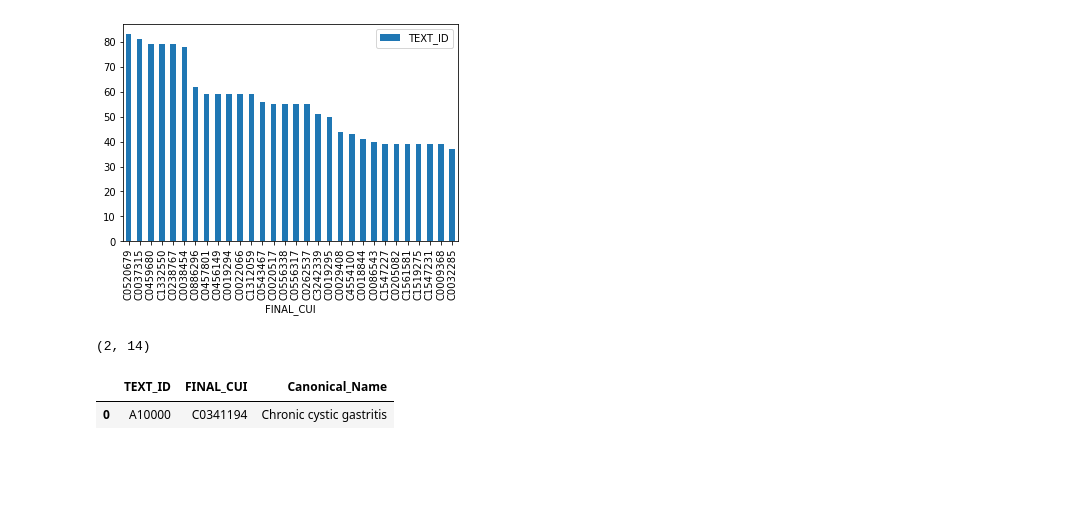
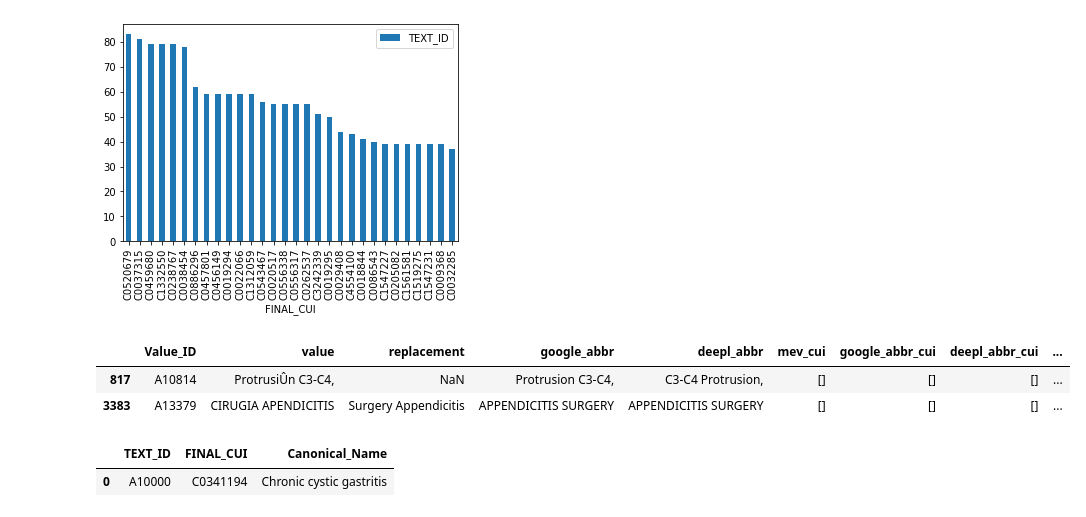
Before and after one commit to vyasakhilesh/biomed_entity_extraction, a Jupyter notebook: notebooks/data_analysis_comp.ipynb, the cells around one changed output. Cells and saved outputs as stored; diff of their text form; code cells hidden in the pictures; blank space fills up the shorter version.

```diff
--- a/notebooks/data_analysis_comp.ipynb
+++ b/notebooks/data_analysis_comp.ipynb
@@ -23,11 +32,13 @@ df_top.plot.bar()#x='lab', y='val', rot=0)
 <AxesSubplot:xlabel='FINAL_CUI'>
 [figure]
 # %%
-df[df['FINAL_CUI_len']==0][['Value_ID', 'value']].to_csv(path_output+'nothaving_cui.csv', encoding='utf-8',\
+df[df['FINAL_CUI_len']==0][['Value_ID', 'value','replacement']].to_csv(path_output+'nothaving_cui.csv', encoding='utf-8',\
     index=False)
-df[df['FINAL_CUI_len']==0].shape
+df[df['FINAL_CUI_len']==0]
 # %% [output]
-(2, 14)
+|  | Value_ID | value | replacement | google_abbr | deepl_abbr | mev_cui | google_abbr_cui | deepl_abbr_cui | ... |
+| 817 | A10814 | ProtrusiÛn C3-C4, | NaN | Protrusion C3-C4, | C3-C4 Protrusion, | [] | [] | [] | ... |
+| 3383 | A13379 | CIRUGIA APENDICITIS | Surgery Appendicitis | APPENDICITIS SURGERY | APPENDICITIS SURGERY | [] | [] | [] | ... |
 # %%
 df_id_cui_cn.head(1)
 # %% [output]
```
Also changed, not shown: parts of 2 cells of this notebook, 8 other files.
